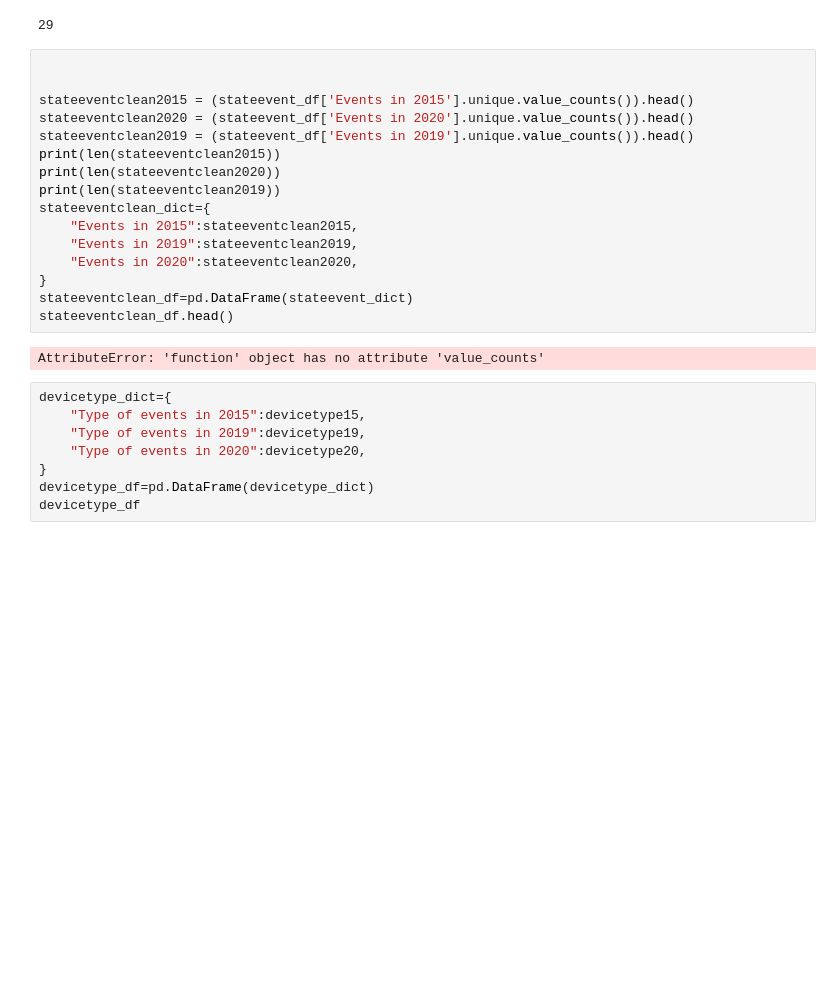
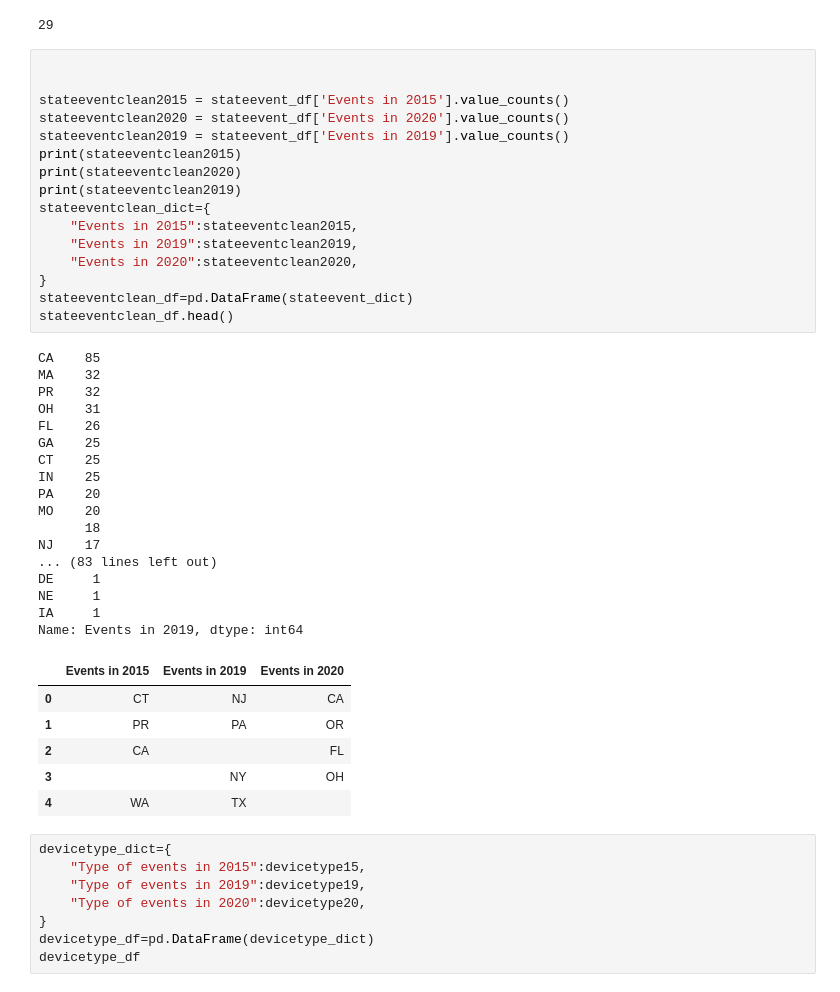
Before and after one commit to Cosette3737/Project1GroupB, a Jupyter notebook: Untitled.ipynb, the cells around one changed output. Drawn from its saved outputs; the diff is of its cells as text; blank space fills up the shorter version.

```diff
--- a/Untitled.ipynb
+++ b/Untitled.ipynb
@@ -183,21 +183,43 @@ print(clean_data2)
 # %%
 
 
-stateeventclean2015 = (stateevent_df['Events in 2015'].unique.value_counts()).head()
-stateeventclean2020 = (stateevent_df['Events in 2020'].unique.value_counts()).head()
-stateeventclean2019 = (stateevent_df['Events in 2019'].unique.value_counts()).head()
-print(len(stateeventclean2015))
-print(len(stateeventclean2020))
-print(len(stateeventclean2019))
+stateeventclean2015 = stateevent_df['Events in 2015'].value_counts()
+stateeventclean2020 = stateevent_df['Events in 2020'].value_counts()
+stateeventclean2019 = stateevent_df['Events in 2019'].value_counts()
+print(stateeventclean2015)
+print(stateeventclean2020)
+print(stateeventclean2019)
 stateeventclean_dict={
     "Events in 2015":stateeventclean2015,
     "Events in 2019":stateeventclean2019,
     "Events in 2020":stateeventclean2020,
 }
 stateeventclean_df=pd.DataFrame(stateevent_dict)
 stateeventclean_df.head()
 # %% [output]
-AttributeError: 'function' object has no attribute 'value_counts'
+CA    85
+MA    32
+PR    32
+OH    31
+FL    26
+GA    25
+CT    25
+IN    25
+PA    20
+MO    20
+      18
+NJ    17
+... (83 lines left out)
+DE     1
+NE     1
+IA     1
+Name: Events in 2019, dtype: int64
+|  | Events in 2015 | Events in 2019 | Events in 2020 |
+| 0 | CT | NJ | CA |
+| 1 | PR | PA | OR |
+| 2 | CA |  | FL |
+| 3 |  | NY | OH |
+| 4 | WA | TX |  |
 # %%
 devicetype_dict={
     "Type of events in 2015":devicetype15,
```
Also changed, not shown: parts of 8 cells of this notebook.
